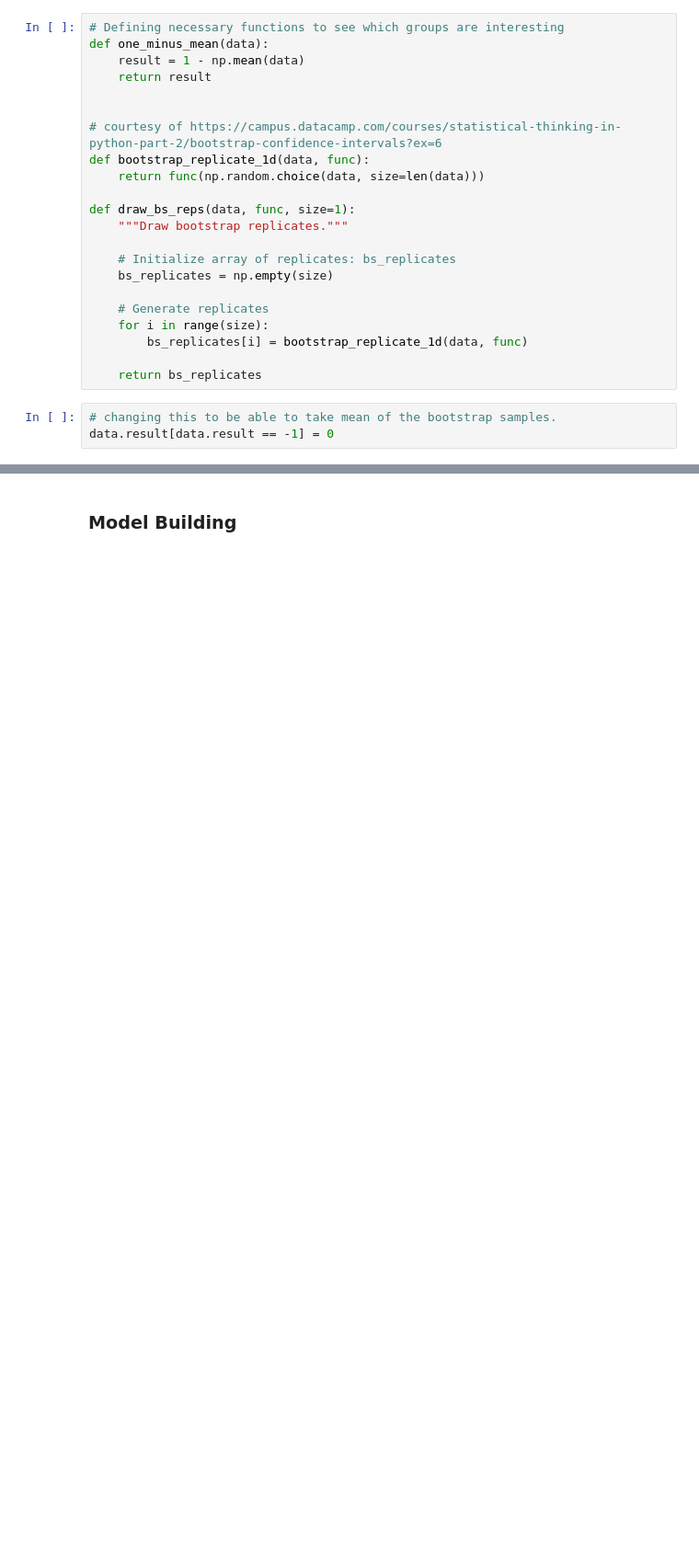
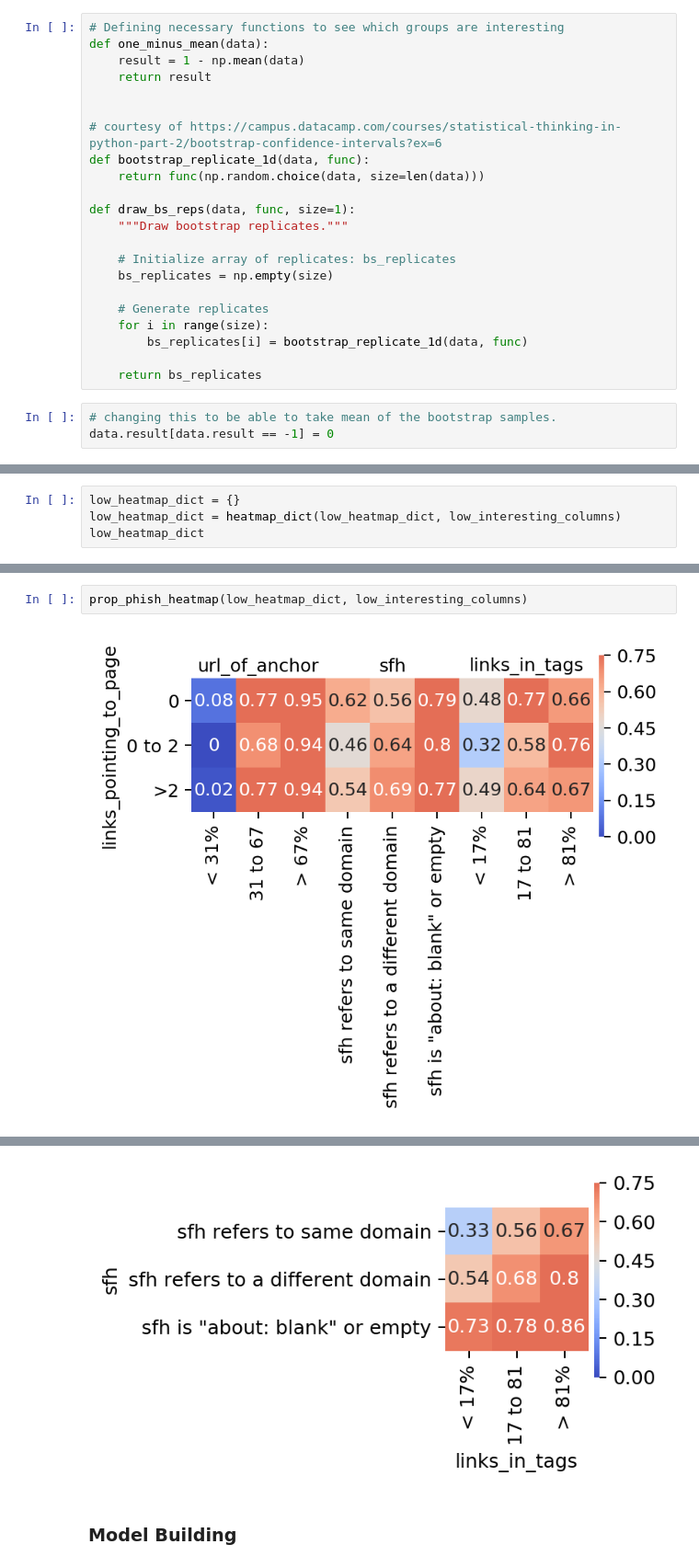
Before and after one commit to monastyrskyy/bootcamp_repo, a Jupyter notebook: Capstone_1_Phishing/Capstone 1.ipynb, the cells around one changed output, grey strips where cells are left out. Shown at 92% size. Saved outputs shown, nothing was run; the diff lists cells and outputs as text; blank space fills up the shorter version.

```diff
--- a/Capstone_1_Phishing/Capstone 1.ipynb
+++ b/Capstone_1_Phishing/Capstone 1.ipynb
@@ -404,0 +388,4 @@ heatmap_dict[('url_contains_double_slash',
+# %%
+low_heatmap_dict = {}
+low_heatmap_dict = heatmap_dict(low_heatmap_dict, low_interesting_columns)
+low_heatmap_dict
@@ -444,0 +475,4 @@ This is a scalable solution. the above, which is good.
+# %%
+prop_phish_heatmap(low_heatmap_dict, low_interesting_columns)
+# %% [output]
+[figure, added]
@@ -445,3 +480,4 @@ This is a scalable solution. the above, which is good.
+[figure, added]
 # %% [markdown]
 ### Model Building
 # %% [markdown]
```
Also changed, not shown: parts of 15 cells of this notebook, 2 other files.
